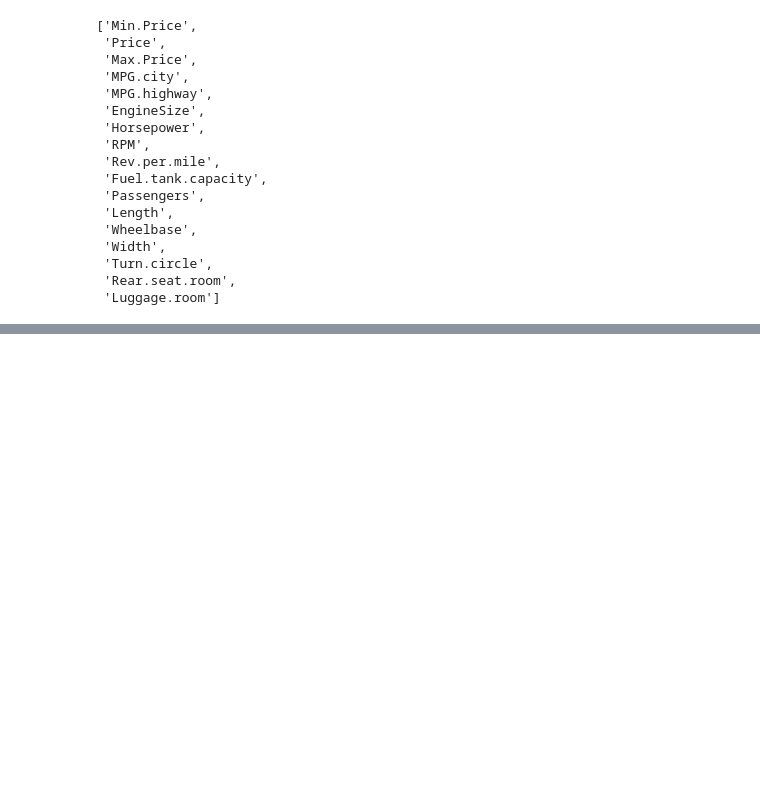
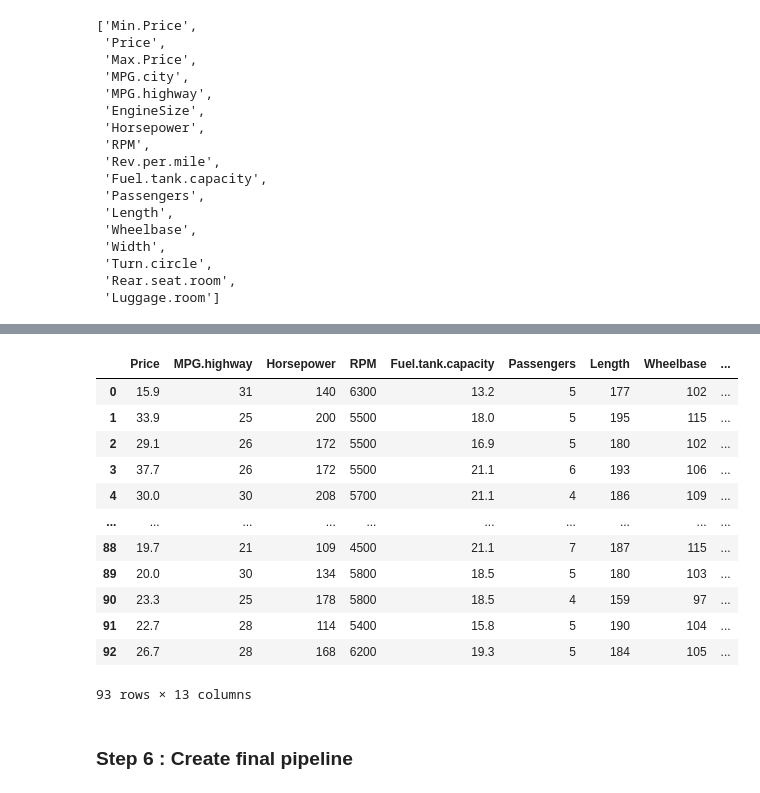
Before and after one commit to Mipritam24/ML1, a Jupyter notebook: 5. Feature Selection/Backward_Elimination.ipynb, the cells around one changed output, grey strips where cells are left out. Drawn from its saved outputs; the diff is of its cells as text; code cells hidden in the pictures; blank space fills up the shorter version.

Commit message:
Backward_Elimination_Method

```diff
--- a/5. Feature Selection/Backward_Elimination.ipynb
+++ b/5. Feature Selection/Backward_Elimination.ipynb
@@ -144,0 +150,5 @@ num_pipe= make_pipeline1(
+# %%
+pre1= ColumnTransformer([
+    ("num",num_pipe, con),
+    ("cat", cat_pipe,cat)
+]).set_output(transform="pandas")
@@ -144,0 +177,3 @@ num_pipe= make_pipeline1(
+# %%
+X_pre1= pre1.fit_transform(X)
+X_pre1
@@ -144,0 +199,5 @@ num_pipe= make_pipeline1(
+# %%
+sel = SequentialFeatureSelector(LinearRegression(), direction="backward", n_features_to_select="auto")
+sel.fit(X_pre1, Y)
+imp_cols = sel.get_feature_names_out()
+imp_cols
@@ -144,0 +209,3 @@ num_pipe= make_pipeline1(
+# %%
+sel_cols = [col.split("__")[1] for col in imp_cols]
+sel_cols
@@ -144,0 +226,19 @@ num_pipe= make_pipeline1(
+# %%
+X_sel= X[sel_cols]
+X_sel
+# %% [output]
+|  | Price | MPG.highway | Horsepower | RPM | Fuel.tank.capacity | Passengers | Length | Wheelbase | ... |
+| 0 | 15.9 | 31 | 140 | 6300 | 13.2 | 5 | 177 | 102 | ... |
+| 1 | 33.9 | 25 | 200 | 5500 | 18.0 | 5 | 195 | 115 | ... |
+| 2 | 29.1 | 26 | 172 | 5500 | 16.9 | 5 | 180 | 102 | ... |
+| 3 | 37.7 | 26 | 172 | 5500 | 21.1 | 6 | 193 | 106 | ... |
+| 4 | 30.0 | 30 | 208 | 5700 | 21.1 | 4 | 186 | 109 | ... |
+| ... | ... | ... | ... | ... | ... | ... | ... | ... | ... |
+| 88 | 19.7 | 21 | 109 | 4500 | 21.1 | 7 | 187 | 115 | ... |
+| 89 | 20.0 | 30 | 134 | 5800 | 18.5 | 5 | 180 | 103 | ... |
+| 90 | 23.3 | 25 | 178 | 5800 | 18.5 | 4 | 159 | 97 | ... |
+| 91 | 22.7 | 28 | 114 | 5400 | 15.8 | 5 | 190 | 104 | ... |
+| 92 | 26.7 | 28 | 168 | 6200 | 19.3 | 5 | 184 | 105 | ... |
+93 rows × 13 columns
+# %% [markdown]
+### Step 6 : Create final pipeline
```
Also changed, not shown: parts of 46 cells of this notebook.
